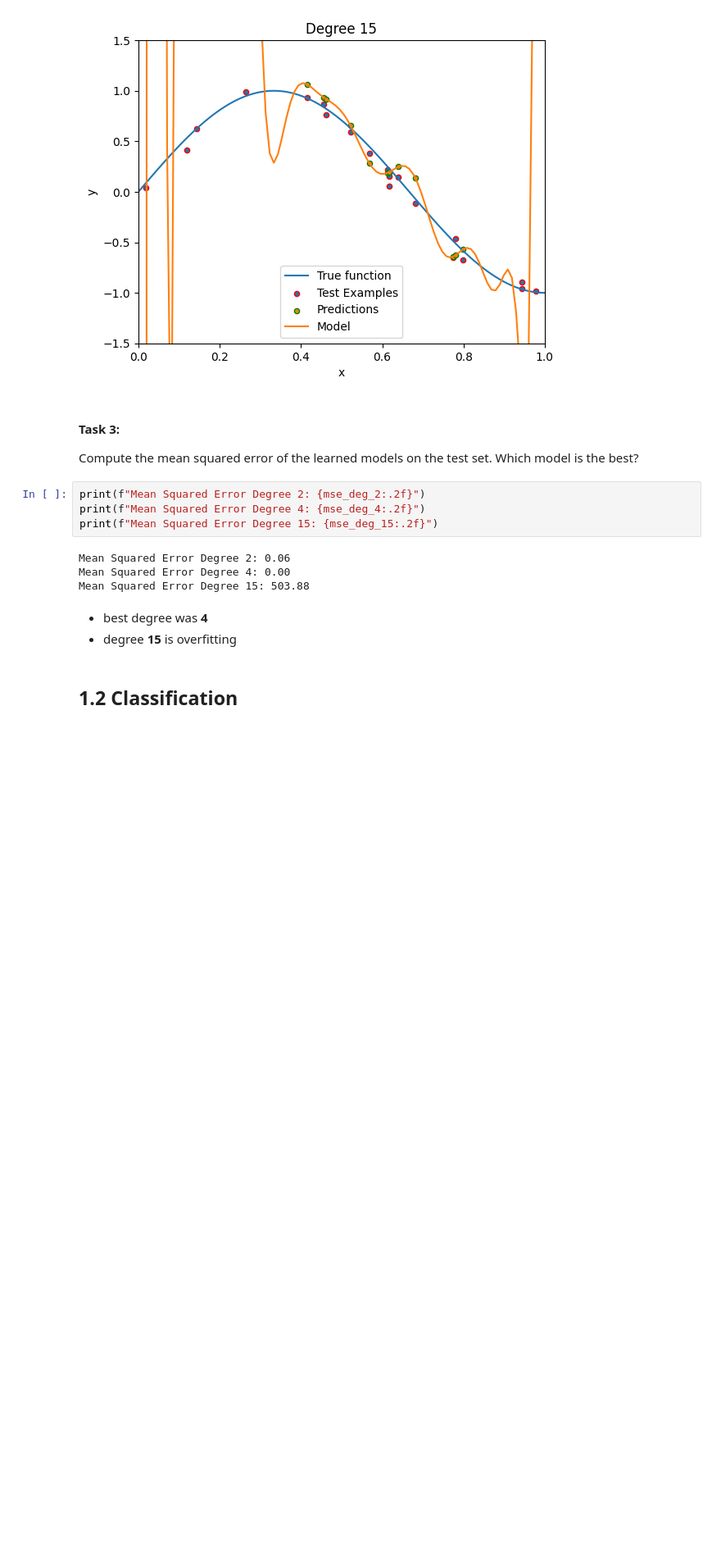
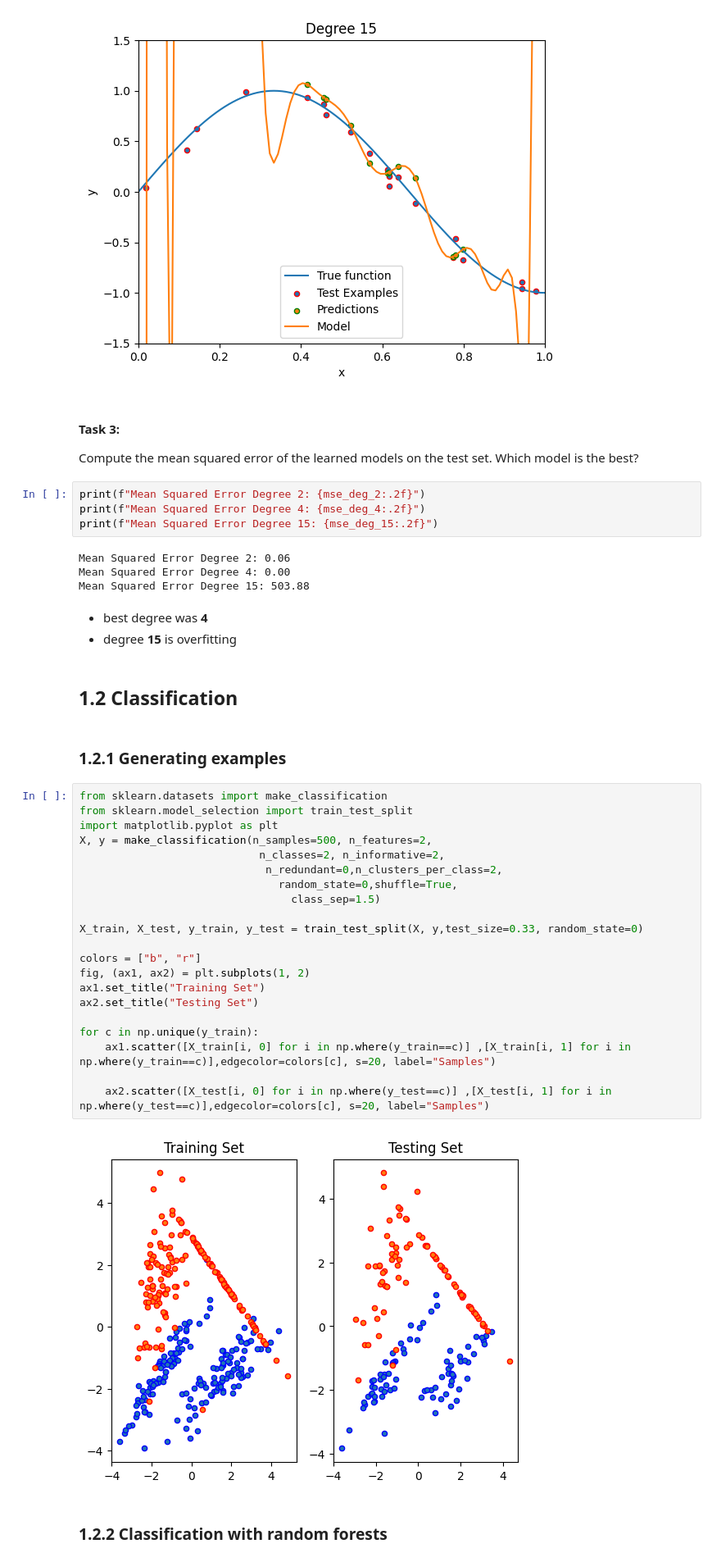
Before and after one commit to Mohammed-Abed-Alkareem/INTELLIGENT-SYSTEMS-LAB, a Jupyter notebook: Exp_4/exp_4.ipynb, the cells around one changed output. Shown at 82% size. Cells and saved outputs as stored; diff of their text form; blank space fills up the shorter version.

```diff
--- a/Exp_4/exp_4.ipynb
+++ b/Exp_4/exp_4.ipynb
@@ -262,3 +262,30 @@ Mean Squared Error Degree 15: 503.88
 - degree **15** is overfitting
 # %% [markdown]
 ## 1.2 Classification
+# %% [markdown]
+### 1.2.1 Generating examples
+# %%
+from sklearn.datasets import make_classification
+from sklearn.model_selection import train_test_split
+import matplotlib.pyplot as plt
+X, y = make_classification(n_samples=500, n_features=2,
+                            n_classes=2, n_informative=2,
+                             n_redundant=0,n_clusters_per_class=2,
+                               random_state=0,shuffle=True,
+                                 class_sep=1.5)
+
+X_train, X_test, y_train, y_test = train_test_split(X, y,test_size=0.33, random_state=0)
+
+colors = ["b", "r"]
+fig, (ax1, ax2) = plt.subplots(1, 2)
+ax1.set_title("Training Set")
+ax2.set_title("Testing Set")
+
+for c in np.unique(y_train):
+    ax1.scatter([X_train[i, 0] for i in np.where(y_train==c)] ,[X_train[i, 1] for i in np.where(y_train==c)],edgecolor=colors[c], s=20, label="Samples")
+
+    ax2.scatter([X_test[i, 0] for i in np.where(y_test==c)] ,[X_test[i, 1] for i in np.where(y_test==c)],edgecolor=colors[c], s=20, label="Samples")
+# %% [output]
+[figure, added]
+# %% [markdown]
+### 1.2.2 Classification with random forests
```
Also changed, not shown: parts of 16 cells of this notebook.
